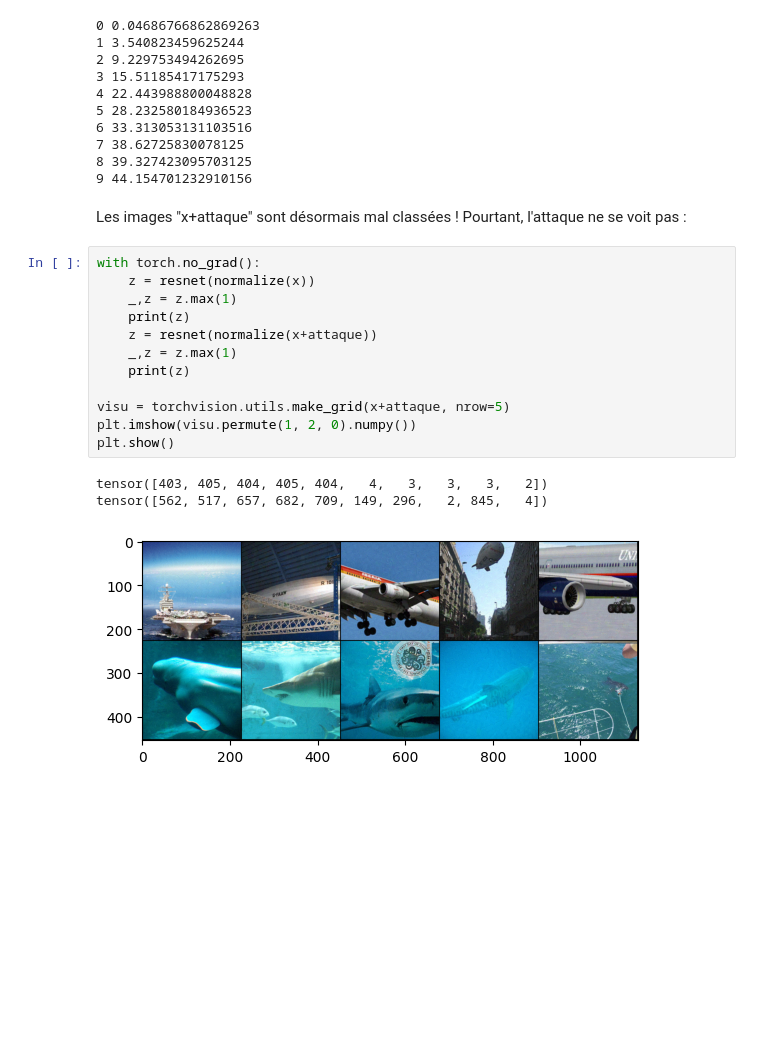
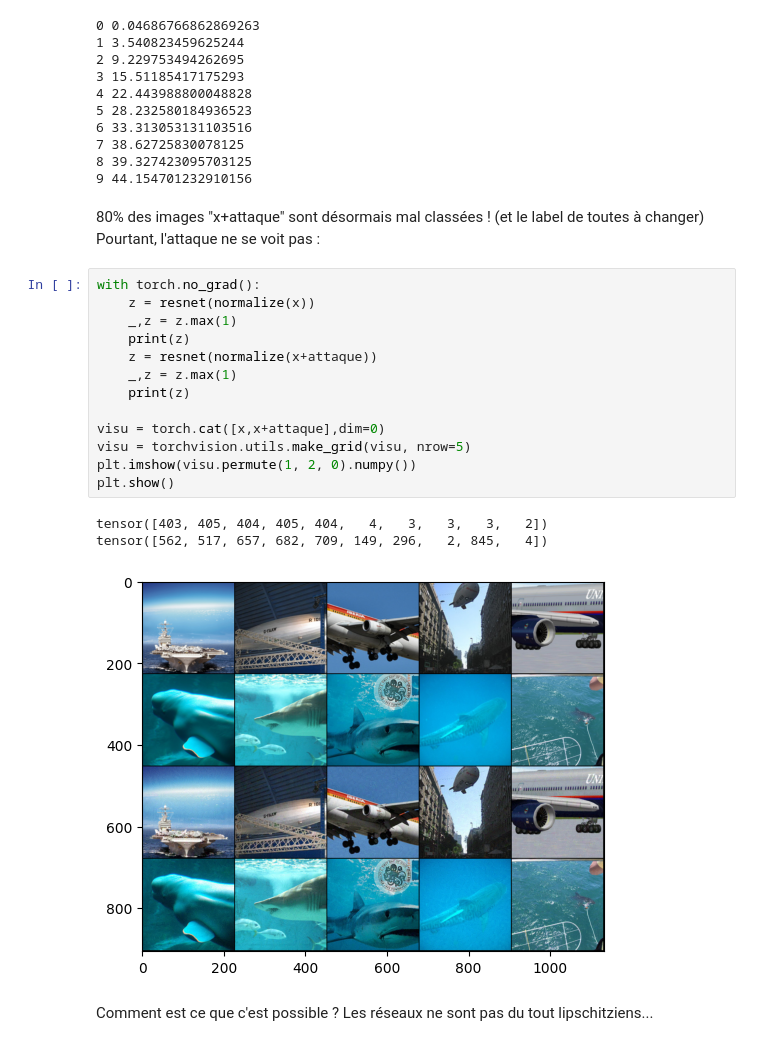
Before and after one commit to achanhon/coursdeeplearningcolab, a Jupyter notebook: TP_ADVERSAIRE.ipynb, the cells around one changed output. Cells and saved outputs as stored; diff of their text form; blank space fills up the shorter version.

```diff
--- a/TP_ADVERSAIRE.ipynb
+++ b/TP_ADVERSAIRE.ipynb
@@ -107,21 +109,24 @@ for i in range(10):
 8 39.327423095703125
 9 44.154701232910156
 # %% [markdown]
-Les images "x+attaque" sont désormais mal classées !
+80% des images "x+attaque" sont désormais mal classées ! (et le label de toutes à changer)
 Pourtant, l'attaque ne se voit pas :
 # %%
 with torch.no_grad():
     z = resnet(normalize(x))
     _,z = z.max(1)
     print(z)
     z = resnet(normalize(x+attaque))
     _,z = z.max(1)
     print(z)
 
-visu = torchvision.utils.make_grid(x+attaque, nrow=5)
+visu = torch.cat([x,x+attaque],dim=0)
+visu = torchvision.utils.make_grid(visu, nrow=5)
 plt.imshow(visu.permute(1, 2, 0).numpy())
 plt.show()
 # %% [output]
 tensor([403, 405, 404, 405, 404,   4,   3,   3,   3,   2])
 tensor([562, 517, 657, 682, 709, 149, 296,   2, 845,   4])
-[figure, old version]
+[figure, new version]
+# %% [markdown]
+Comment est ce que c'est possible ? Les réseaux ne sont pas du tout lipschitziens...
```
Also changed, not shown: parts of 4 cells of this notebook.
